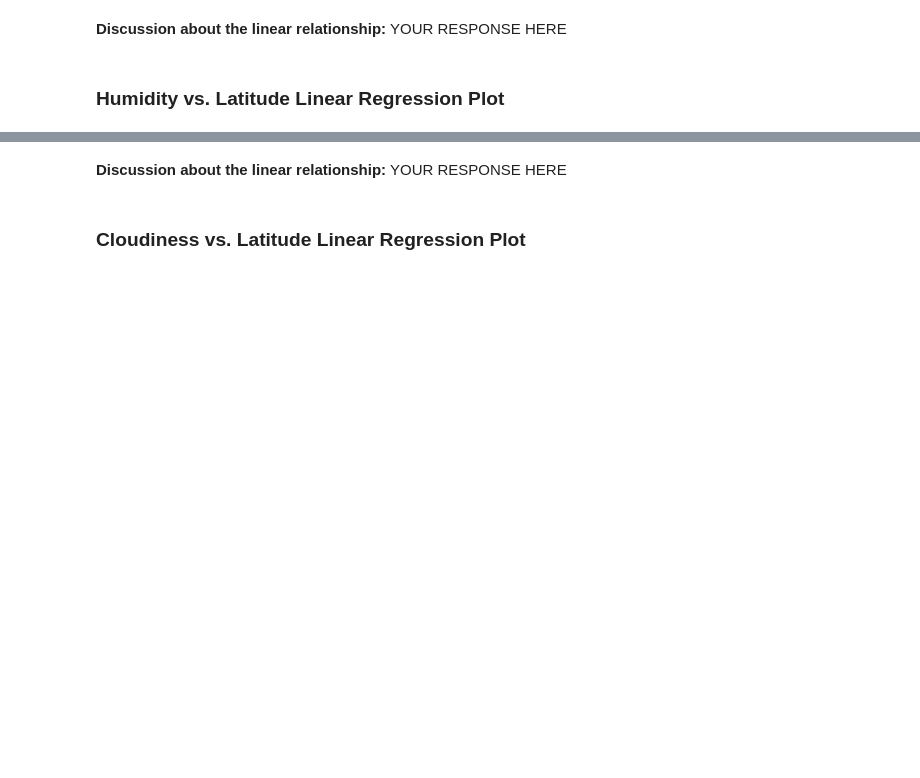
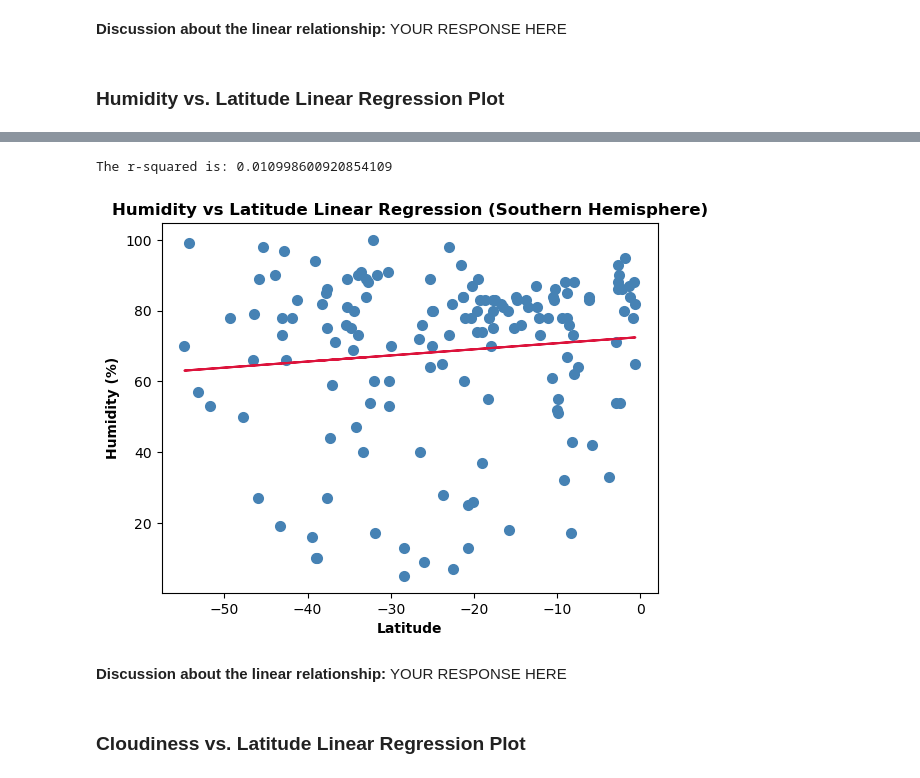
Before and after one commit to jenna-mk/python-api-challenge, a Jupyter notebook: WeatherPy/WeatherPy.ipynb, the cells around one changed output, grey strips where cells are left out. Saved outputs shown, nothing was run; the diff lists cells and outputs as text; code cells hidden in the pictures; blank space fills up the shorter version.

```diff
--- a/WeatherPy/WeatherPy.ipynb
+++ b/WeatherPy/WeatherPy.ipynb
@@ -367,3 +369,13 @@ The r-value is: 0.0002808747046324607
+# %%
+# Southern Hemisphere
+# Set the y variable for humidity
+southern_humid = southern_hemi_df['Humidity']
+
+# Pass into linear regression model
+linear_regression_model(southern_lat, southern_humid, 'Humidity vs Latitude Linear Regression (Southern Hemisphere)', 'Latitude', 'Humidity (%)')
+# %% [output]
+The r-squared is: 0.010998600920854109
+[figure, added]
 # %% [markdown]
 **Discussion about the linear relationship:** YOUR RESPONSE HERE
 # %% [markdown]
```
Also changed, not shown: parts of 14 cells of this notebook.
